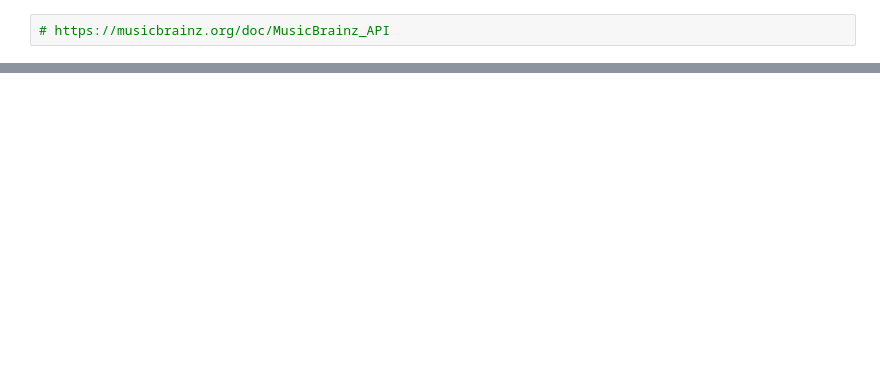
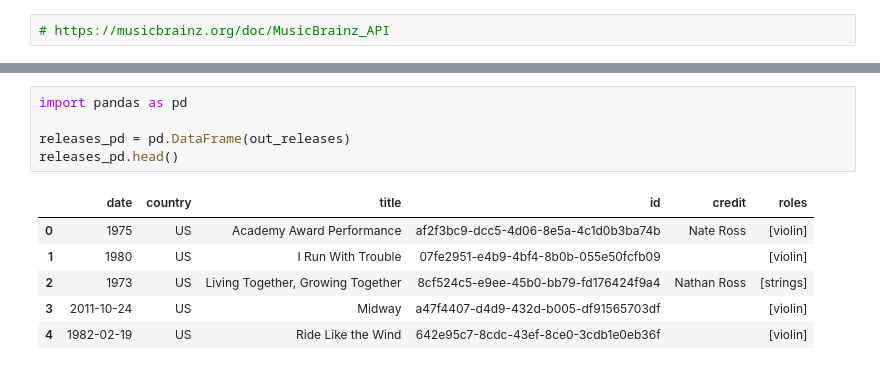
Before and after one commit to noodnik2/nathan-ross, a Jupyter notebook: notebooks/musicbrainz.ipynb, the cells around one changed output, grey strips where cells are left out. Drawn from its saved outputs; the diff is of its cells as text; blank space fills up the shorter version.

```diff
--- a/notebooks/musicbrainz.ipynb
+++ b/notebooks/musicbrainz.ipynb
@@ -88,0 +274,12 @@ dict_keys(['relations', 'begin-area', 'id', 'life-span', 'end-area', 'type-id',
+# %%
+import pandas as pd
+
+releases_pd = pd.DataFrame(out_releases)
+releases_pd.head()
+# %% [output]
+|  | date | country | title | id | credit | roles |
+| 0 | 1975 | US | Academy Award Performance | af2f3bc9-dcc5-4d06-8e5a-4c1d0b3ba74b | Nate Ross | [violin] |
+| 1 | 1980 | US | I Run With Trouble | 07fe2951-e4b9-4bf4-8b0b-055e50fcfb09 |  | [violin] |
+| 2 | 1973 | US | Living Together, Growing Together | 8cf524c5-e9ee-45b0-bb79-fd176424f9a4 | Nathan Ross | [strings] |
+| 3 | 2011-10-24 | US | Midway | a47f4407-d4d9-432d-b005-df91565703df |  | [violin] |
+| 4 | 1982-02-19 | US | Ride Like the Wind | 642e95c7-8cdc-43ef-8ce0-3cdb1e0eb36f |  | [violin] |
```
Also changed, not shown: parts of 12 cells of this notebook, 1 other file.
